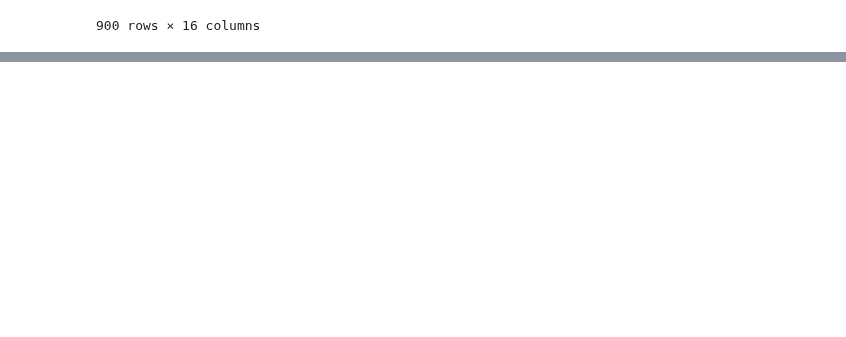
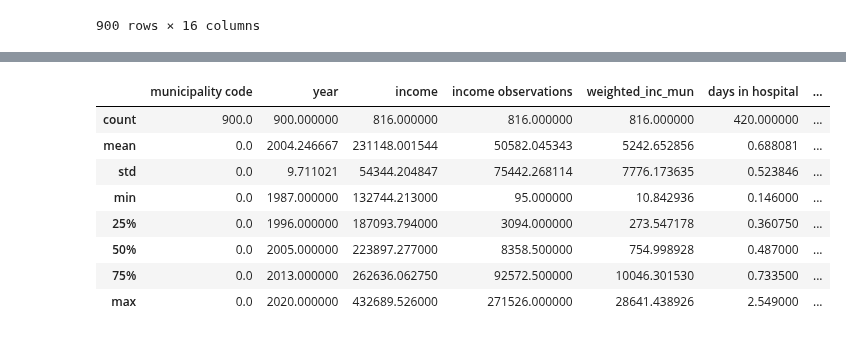
Before and after one commit to vivivaradi/socialdata2023, a Jupyter notebook: assignments/cph_vs_dk.ipynb, the cells around one changed output, grey strips where cells are left out. Saved outputs shown, nothing was run; the diff lists cells and outputs as text; code cells hidden in the pictures; blank space fills up the shorter version.

```diff
--- a/assignments/cph_vs_dk.ipynb
+++ b/assignments/cph_vs_dk.ipynb
@@ -69,0 +112,12 @@ women_cph
+# %%
+women_dk.describe()
+# %% [output]
+|  | municipality code | year | income | income observations | weighted_inc_mun | days in hospital | ... |
+| count | 900.0 | 900.000000 | 816.000000 | 816.000000 | 816.000000 | 420.000000 | ... |
+| mean | 0.0 | 2004.246667 | 231148.001544 | 50582.045343 | 5242.652856 | 0.688081 | ... |
+| std | 0.0 | 9.711021 | 54344.204847 | 75442.268114 | 7776.173635 | 0.523846 | ... |
+| min | 0.0 | 1987.000000 | 132744.213000 | 95.000000 | 10.842936 | 0.146000 | ... |
+| 25% | 0.0 | 1996.000000 | 187093.794000 | 3094.000000 | 273.547178 | 0.360750 | ... |
+| 50% | 0.0 | 2005.000000 | 223897.277000 | 8358.500000 | 754.998928 | 0.487000 | ... |
+| 75% | 0.0 | 2013.000000 | 262636.062750 | 92572.500000 | 10046.301530 | 0.733500 | ... |
+| max | 0.0 | 2020.000000 | 432689.526000 | 271526.000000 | 28641.438926 | 2.549000 | ... |
```
Also changed, not shown: parts of 11 cells of this notebook.
